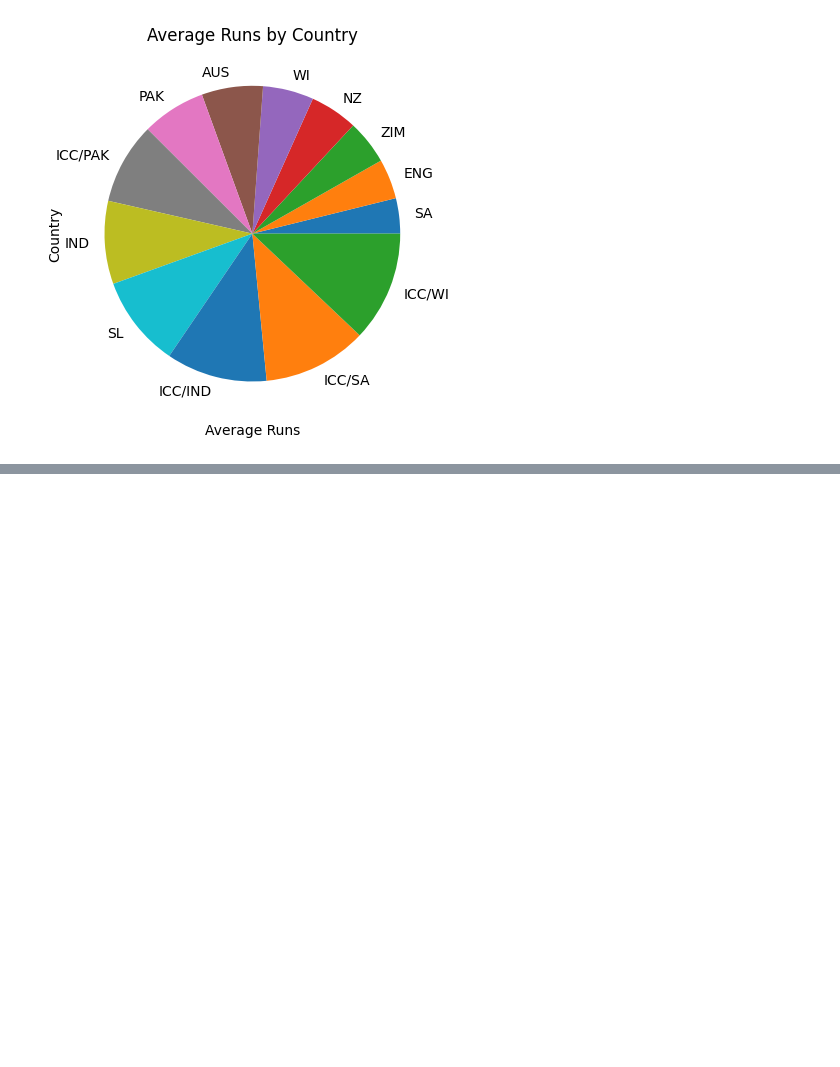
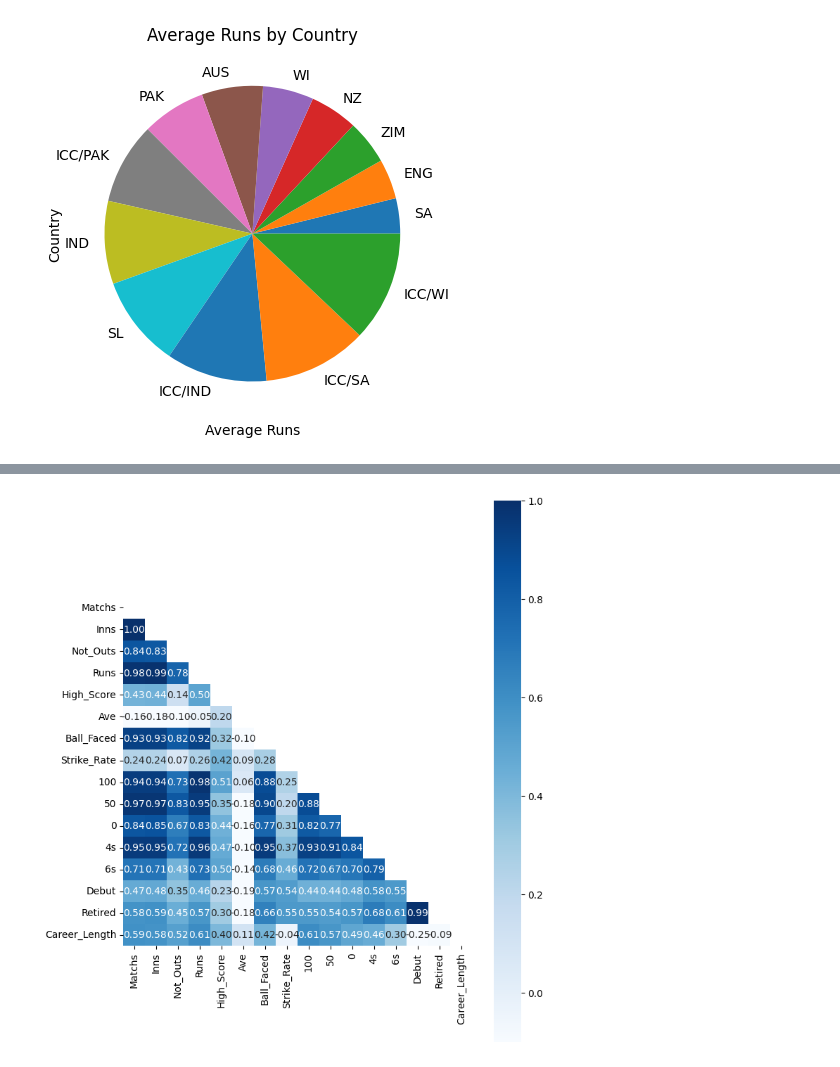
Before and after one commit to Udhay2898/Statistical-Insights-into-Test-Cricket-Performance, a Jupyter notebook: ICC_Test_Stats.ipynb, the cells around one changed output, grey strips where cells are left out. Drawn from its saved outputs; the diff is of its cells as text; code cells hidden in the pictures; blank space fills up the shorter version.

```diff
--- a/ICC_Test_Stats.ipynb
+++ b/ICC_Test_Stats.ipynb
@@ -480,0 +541,8 @@ plt.show()
+# %%
+my_mask = np.triu(np.ones_like(correlation_matrix,dtype=bool))
+
+plt.figure(figsize=(8,10))
+sns.heatmap(correlation_matrix,vmin = 1,vmax = 0,annot = True,fmt='0.2f',mask = my_mask,square= True,cmap='Blues')
+plt.show()
+# %% [output]
+[figure, added]
```
Also changed, not shown: parts of 6 cells of this notebook.
